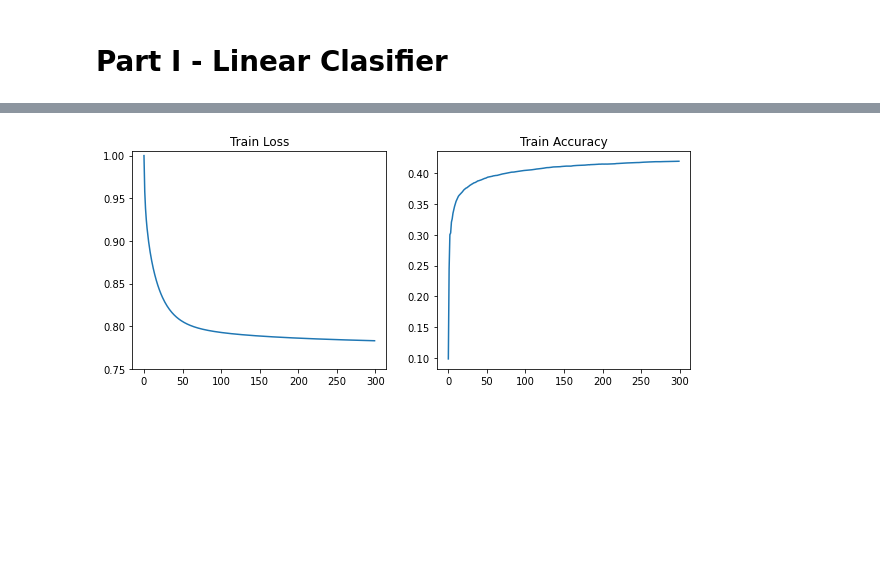
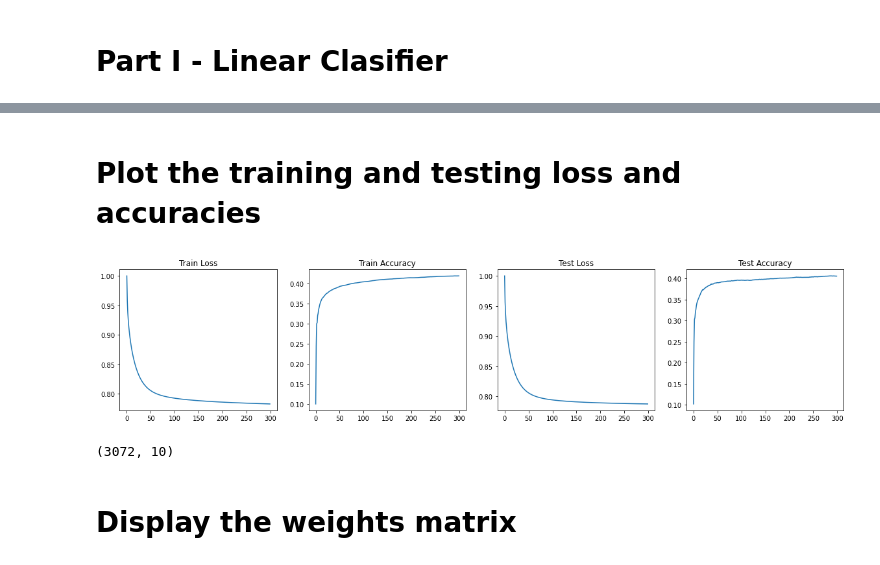
Before and after one commit to sandani98/EN2550_Ass_4, a Jupyter notebook: Part-I.ipynb, the cells around one changed output, grey strips where cells are left out. Cells and saved outputs as stored; diff of their text form; code cells hidden in the pictures; blank space fills up the shorter version.

```diff
--- a/Part-I.ipynb
+++ b/Part-I.ipynb
@@ -46,6 +46,7 @@ reg = 5e-6
 
 loss_history = []
 train_acc_history = []   #training set accuracy history
+val_loss_history = []   #testing set loss history
 val_acc_history = []     #testing set accuracy history
 
 seed = 0
@@ -65,6 +66,15 @@ for t in range(iterations):
     loss_history.append(loss)
     train_acc_history.append(accuracy)
 
+    #loss and accuracy values of the test set in each epoch; this doesnt contribute for the learning of the network
+    test_y_pred = x_test.dot(w1)+b1
+    test_loss = 1./Nte*np.square(test_y_pred-y_test).sum()+reg*np.sum(w1*w1)
+    test_accuracy =1/Nte*(np.abs(np.argmax(y_test,axis=1)==np.argmax(test_y_pred,axis=1))).sum()
+
+    val_loss_history.append(test_loss)
+    val_acc_history.append(test_accuracy)
+
+
     # Backward pass
     dy_pred = 1./batch_size*2.0*(y_pred-y)
     dw1 = x.T.dot(dy_pred)+reg*w1
@@ -73,9 +83,9 @@ for t in range(iterations):
     b1-=lr*db1
     lr*=lr_decay
 
-    # Printing accuracies and displaying w as images
+    # Printing losses and accuracies
     if t%10==0:
-        print('iteration %d / %d : loss %f : accuracy %f '%(t,iterations,loss,accuracy))
+        print('iteration %d / %d : loss %f : accuracy %f : test_loss %f : test_accuracy %f '%(t,iterations,loss,accuracy,test_loss,test_accuracy))
        # print('iteration %d / %d : loss %f '%(t,iterations,loss))
 # %% [output]
 x_train:  (50000, 32, 32, 3)
@@ -98,14 +108,35 @@ iteration 290 / 300 : loss 0.783117 : accuracy 0.419360
+# %% [markdown]
+# Plot the training and testing loss and accuracies
 # %%
-fig,ax = plt.subplots(1,2,figsize=(10,4))
+fig,ax = plt.subplots(1,4,figsize=(1,4))
 ax[0].plot(loss_history)
 ax[0].set_title('Train Loss')
 #ax[0].set_xticks([]),ax[0].set_yticks([])
-ax[0].set_ylim(0.75,1.005)
+#ax[0].set_ylim(0.75,1.005)
+
 ax[1].plot(train_acc_history)
 ax[1].set_title('Train Accuracy')
 #ax[1].set_xticks([]),ax[1].set_yticks([])
 #ax[1].set_ylim(-0.12,0.02)
+
+
+ax[2].plot(val_loss_history)
+ax[2].set_title('Test Loss')
+#ax[1].set_xticks([]),ax[1].set_yticks([])
+#ax[1].set_ylim(-0.12,0.02)
+
+
+ax[3].plot(val_acc_history)
+ax[3].set_title('Test Accuracy')
+#ax[1].set_xticks([]),ax[1].set_yticks([])
+#ax[1].set_ylim(-0.12,0.02)
 plt.show()
 # %% [output]
-[figure, old version]
+[figure, new version]
+# %%
+w1.shape
+# %% [output]
+(3072, 10)
+# %% [markdown]
+# Display the weights matrix
 # %%
```
Also changed, not shown: parts of 10 cells of this notebook.
